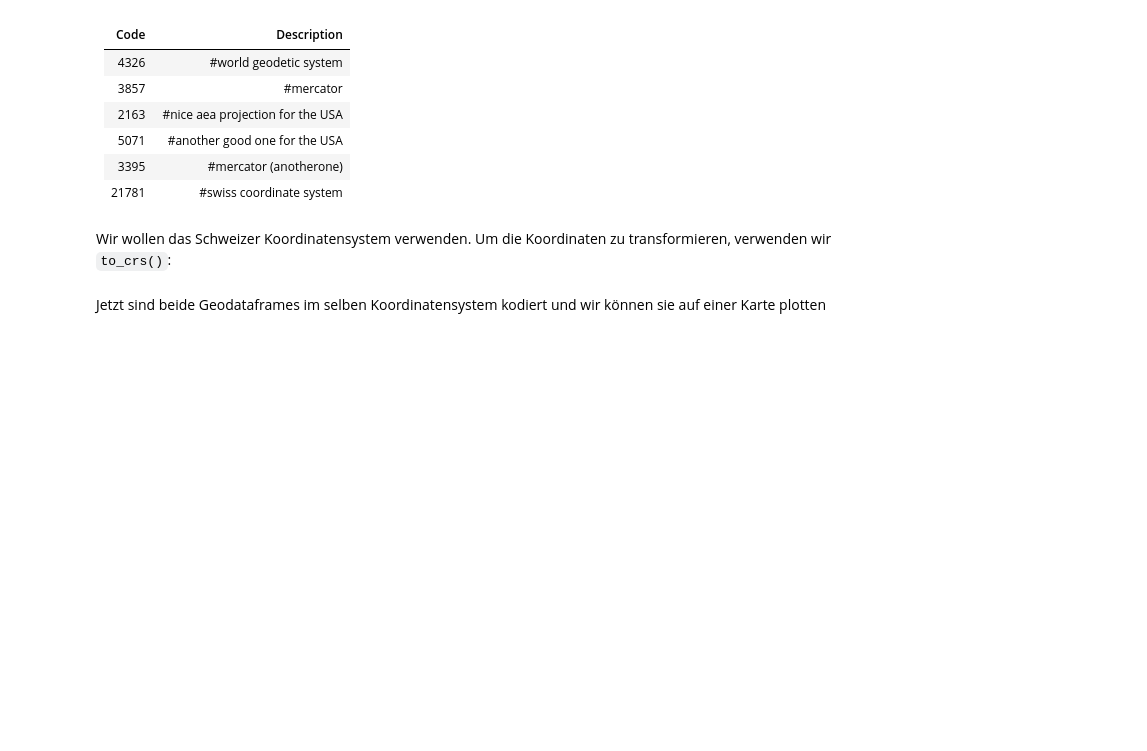
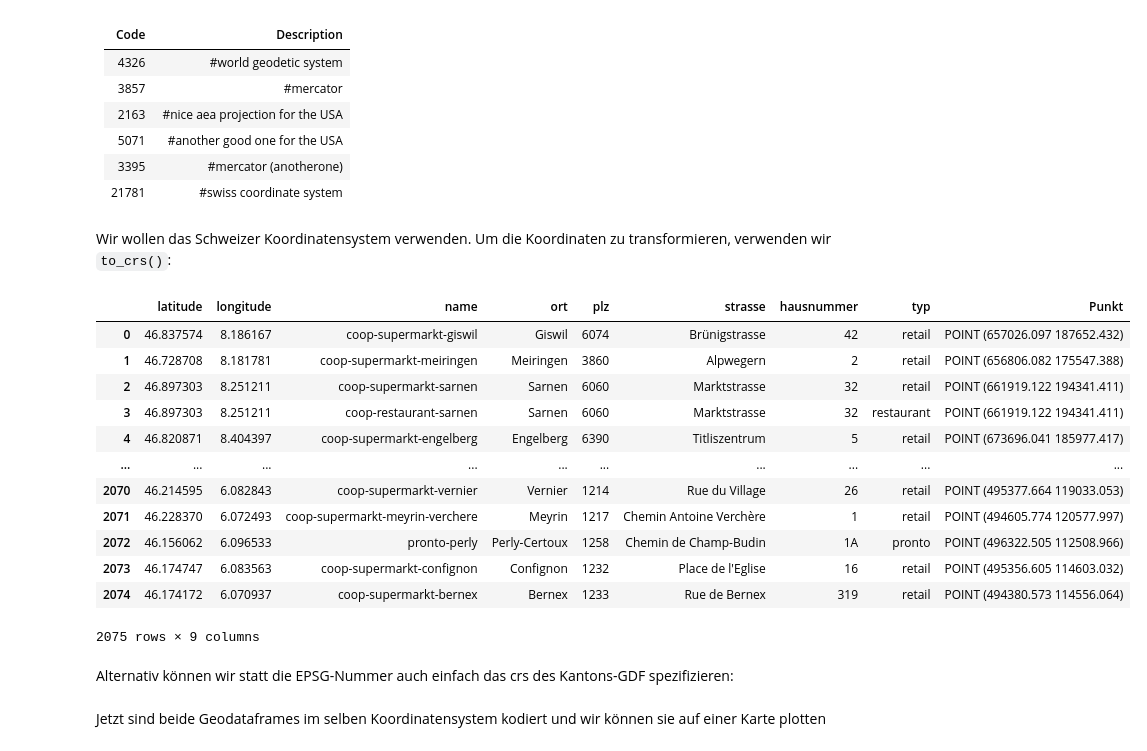
Before and after one commit to MAZ-CAS-DDJ/kurs_21_22, a Jupyter notebook: 13 Geopandas Teil 1/Geodatenhandling 1.ipynb, the cells around one changed output. Drawn from its saved outputs; the diff is of its cells as text; code cells hidden in the pictures; blank space fills up the shorter version.

```diff
--- a/13 Geopandas Teil 1/Geodatenhandling 1.ipynb
+++ b/13 Geopandas Teil 1/Geodatenhandling 1.ipynb
@@ -172,4 +195,20 @@ Ein paar gängige Nummern
 # %% [markdown]
 Wir wollen das Schweizer Koordinatensystem verwenden. Um die Koordinaten zu transformieren, verwenden wir `to_crs()`:
 # %%
-gdf_stores = gdf_stores.to_crs(epsg=21781)
+gdf_stores.to_crs(epsg=21781)
+# %% [output]
+|  | latitude | longitude | name | ort | plz | strasse | hausnummer | typ | Punkt |
+| 0 | 46.837574 | 8.186167 | coop-supermarkt-giswil | Giswil | 6074 | Brünigstrasse | 42 | retail | POINT (657026.097 187652.432) |
+| 1 | 46.728708 | 8.181781 | coop-supermarkt-meiringen | Meiringen | 3860 | Alpwegern | 2 | retail | POINT (656806.082 175547.388) |
+| 2 | 46.897303 | 8.251211 | coop-supermarkt-sarnen | Sarnen | 6060 | Marktstrasse | 32 | retail | POINT (661919.122 194341.411) |
+| 3 | 46.897303 | 8.251211 | coop-restaurant-sarnen | Sarnen | 6060 | Marktstrasse | 32 | restaurant | POINT (661919.122 194341.411) |
+| 4 | 46.820871 | 8.404397 | coop-supermarkt-engelberg | Engelberg | 6390 | Titliszentrum | 5 | retail | POINT (673696.041 185977.417) |
+| ... | ... | ... | ... | ... | ... | ... | ... | ... | ... |
+| 2070 | 46.214595 | 6.082843 | coop-supermarkt-vernier | Vernier | 1214 | Rue du Village | 26 | retail | POINT (495377.664 119033.053) |
+| 2071 | 46.228370 | 6.072493 | coop-supermarkt-meyrin-verchere | Meyrin | 1217 | Chemin Antoine Verchère | 1 | retail | POINT (494605.774 120577.997) |
+| 2072 | 46.156062 | 6.096533 | pronto-perly | Perly-Certoux | 1258 | Chemin de Champ-Budin | 1A | pronto | POINT (496322.505 112508.966) |
+| 2073 | 46.174747 | 6.083563 | coop-supermarkt-confignon | Confignon | 1232 | Place de l'Eglise | 16 | retail | POINT (495356.605 114603.032) |
+| 2074 | 46.174172 | 6.070937 | coop-supermarkt-bernex | Bernex | 1233 | Rue de Bernex | 319 | retail | POINT (494380.573 114556.064) |
+2075 rows × 9 columns
+# %% [markdown]
+Alternativ können wir statt die EPSG-Nummer auch einfach das crs des Kantons-GDF spezifizieren:
```
Also changed, not shown: parts of 19 cells of this notebook, 18 other files.
